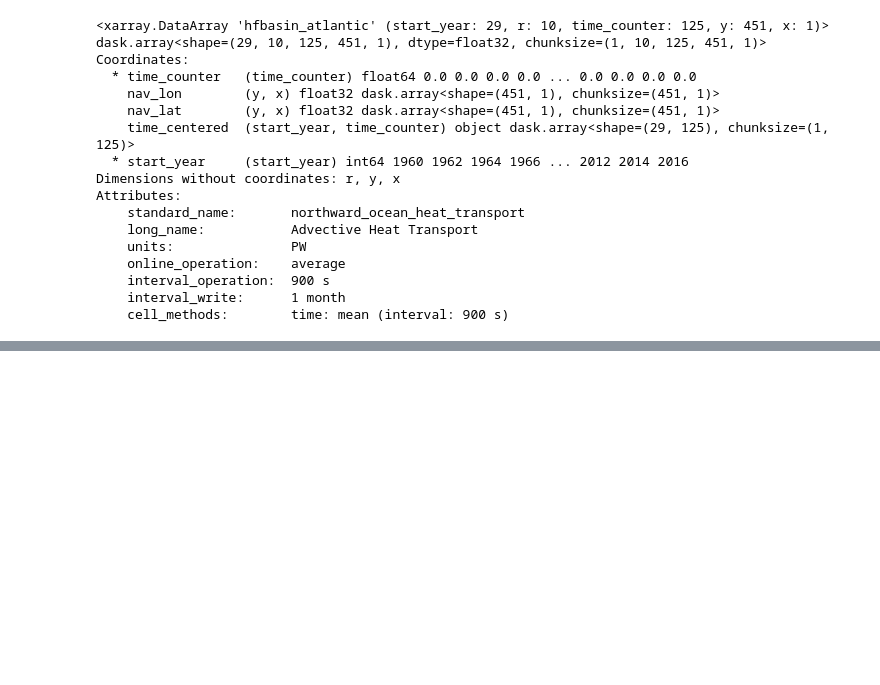
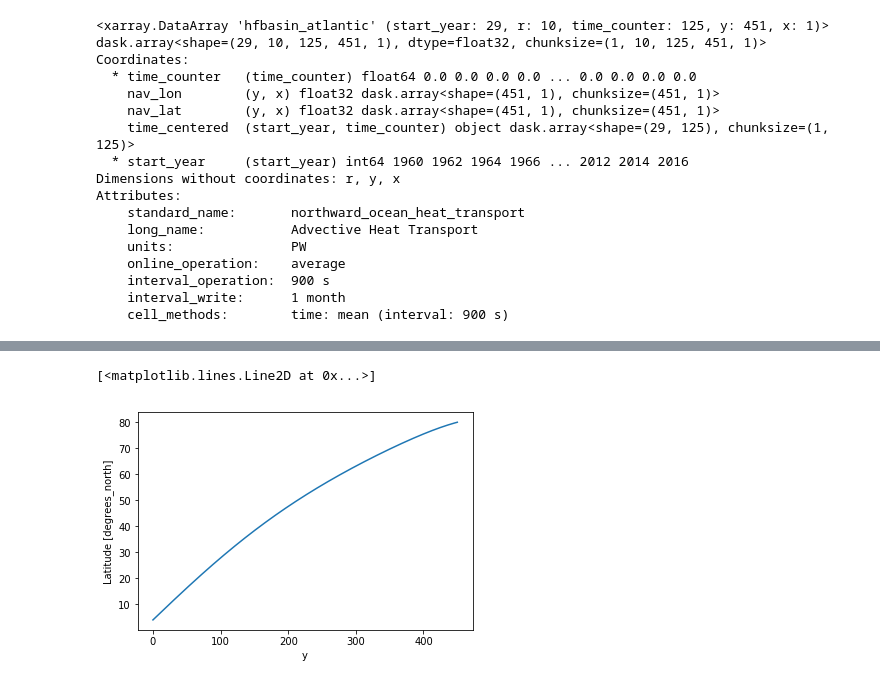
Before and after one commit to hmkhatri/AMOC_Variability_DePreSys_MET, a Jupyter notebook: Notebooks/03_Simulations_Together.ipynb, the cells around one changed output, grey strips where cells are left out. Saved outputs shown, nothing was run; the diff lists cells and outputs as text; code cells hidden in the pictures; blank space fills up the shorter version.

```diff
--- a/Notebooks/03_Simulations_Together.ipynb
+++ b/Notebooks/03_Simulations_Together.ipynb
@@ -180,0 +246,5 @@ Attributes:
+# %%
+ds.nav_lat.plot()
+# %% [output]
+[<matplotlib.lines.Line2D at 0x...>]
+[figure, added]
```
Also changed, not shown: parts of 14 cells of this notebook, 1 other file.
